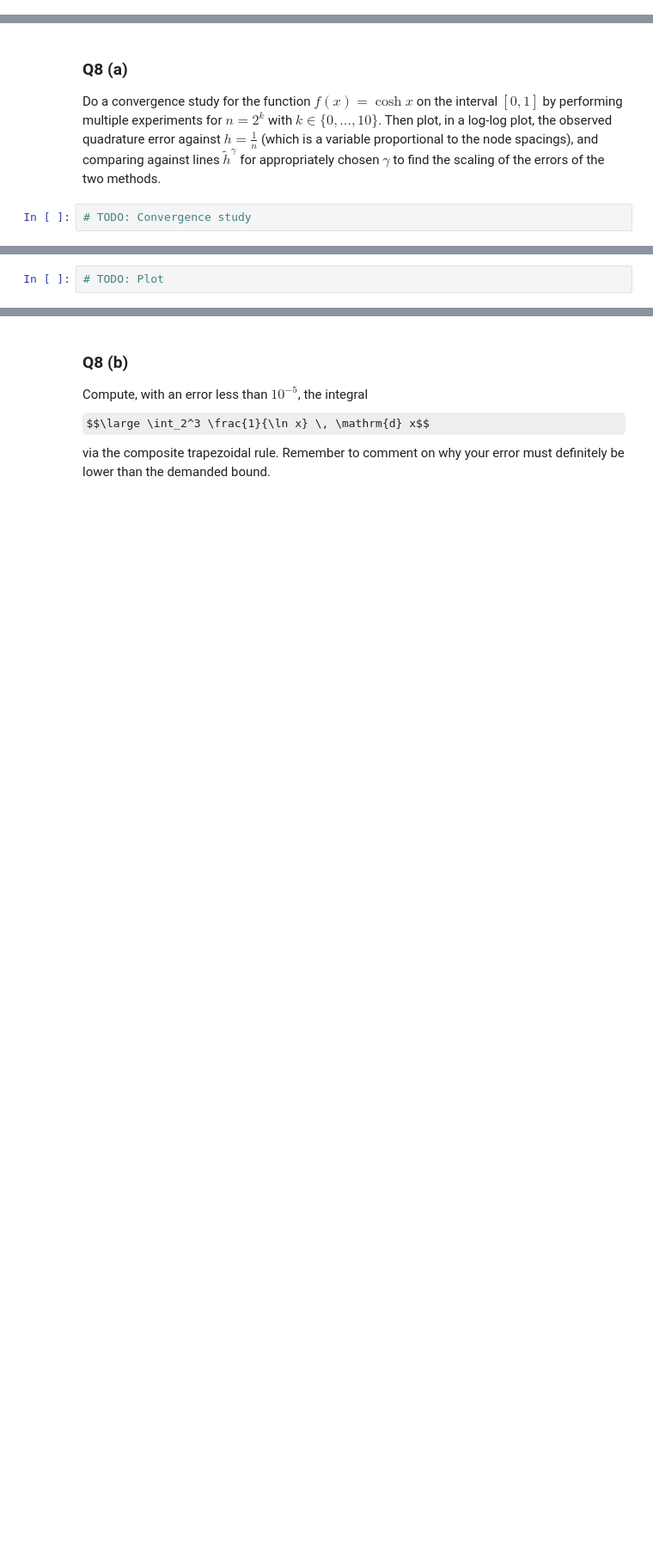
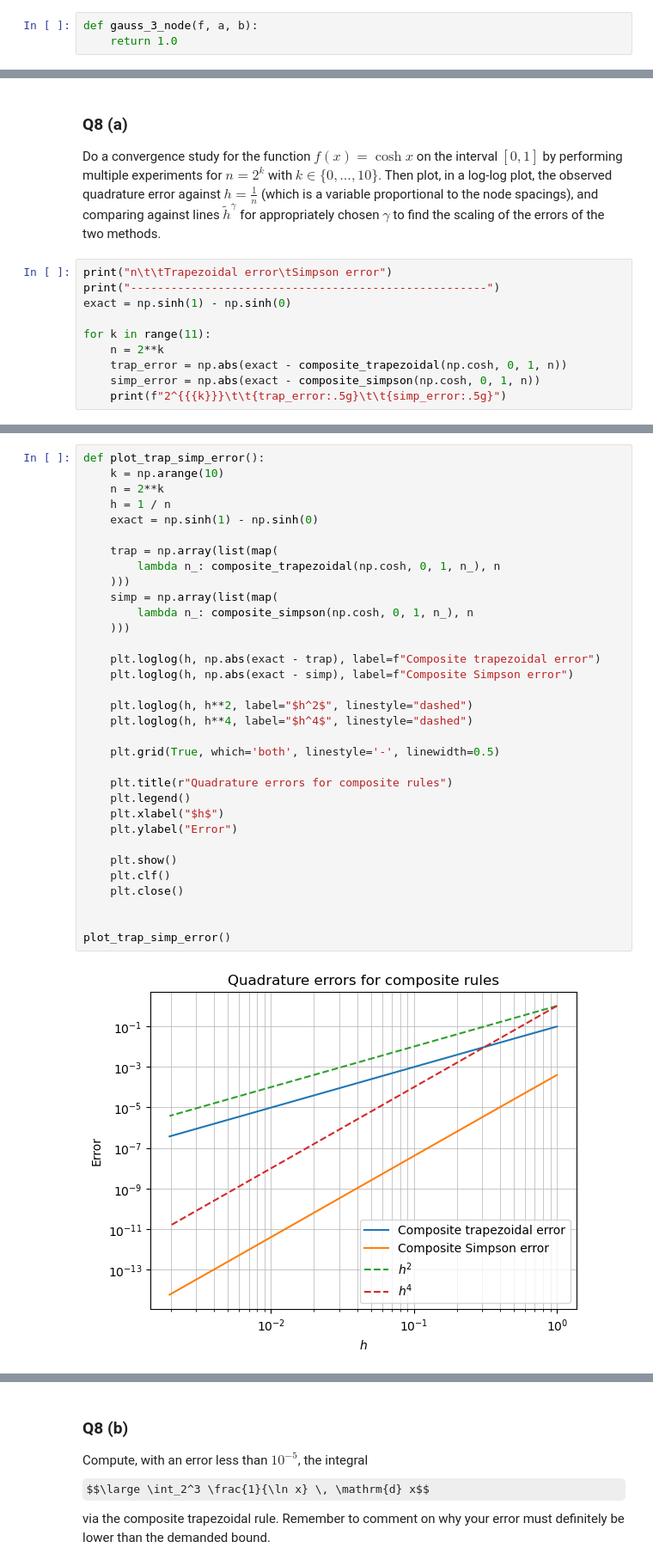
Before and after one commit to DoctorDalek1963/uni, a Jupyter notebook: second-year/MA2K4-Numerical-Methods-and-Computing/Ass-3/Dyson_Dyson_5503449_MA2K4_Assignment_3.ipynb, the cells around one changed output, grey strips where cells are left out. Shown at 86% size. Cells and saved outputs as stored; diff of their text form; some formulas as TeX source; blank space fills up the shorter version.

```diff
--- a/second-year/MA2K4-Numerical-Methods-and-Computing/Ass-3/Dyson_Dyson_5503449_MA2K4_Assignment_3.ipynb
+++ b/second-year/MA2K4-Numerical-Methods-and-Computing/Ass-3/Dyson_Dyson_5503449_MA2K4_Assignment_3.ipynb
@@ -5,6 +5,9 @@ import matplotlib.pyplot as plt
 # Question 7
 
 In **Q5**, the 3-node Gauss quadrature on an arbitrary interval $[a, b]$ was derived.
+# %%
+def gauss_3_node(f, a, b):
+    return 1.0
 # %% [markdown]
 ### Q7 (a)
 
@@ -46,4 +77,12 @@ def composite_simpson(f, a, b, n):
 
 Do a convergence study for the function $f(x) = \cosh x$ on the interval $[0, 1]$ by performing multiple experiments for $n = 2^k$ with $k \in \{0, \dotsc, 10\}$. Then plot, in a log-log plot, the observed quadrature error against $h = \frac 1n$ (which is a variable proportional to the node spacings), and comparing against lines $\tilde h^\gamma$ for appropriately chosen $\gamma$ to find the scaling of the errors of the two methods.
 # %%
-# TODO: Convergence study
+print("n\t\tTrapezoidal error\tSimpson error")
+print("-----------------------------------------------------")
+exact = np.sinh(1) - np.sinh(0)
+
+for k in range(11):
+    n = 2**k
+    trap_error = np.abs(exact - composite_trapezoidal(np.cosh, 0, 1, n))
+    simp_error = np.abs(exact - composite_simpson(np.cosh, 0, 1, n))
+    print(f"2^{{{k}}}\t\t{trap_error:.5g}\t\t{simp_error:.5g}")
@@ -50,2 +103,35 @@ Do a convergence study for the function $f(x) = \cosh x$ on the interval $[0, 1]
 # %%
-# TODO: Plot
+def plot_trap_simp_error():
+    k = np.arange(10)
+    n = 2**k
+    h = 1 / n
+    exact = np.sinh(1) - np.sinh(0)
+
+    trap = np.array(list(map(
+        lambda n_: composite_trapezoidal(np.cosh, 0, 1, n_), n
+    )))
+    simp = np.array(list(map(
+        lambda n_: composite_simpson(np.cosh, 0, 1, n_), n
+    )))
+
+    plt.loglog(h, np.abs(exact - trap), label=f"Composite trapezoidal error")
+    plt.loglog(h, np.abs(exact - simp), label=f"Composite Simpson error")
+
+    plt.loglog(h, h**2, label="$h^2$", linestyle="dashed")
+    plt.loglog(h, h**4, label="$h^4$", linestyle="dashed")
+
+    plt.grid(True, which='both', linestyle='-', linewidth=0.5)
+
+    plt.title(r"Quadrature errors for composite rules")
+    plt.legend()
+    plt.xlabel("$h$")
+    plt.ylabel("Error")
+
+    plt.show()
+    plt.clf()
+    plt.close()
+
+
+plot_trap_simp_error()
+# %% [output]
+[figure, added]
```
Also changed, not shown: parts of 8 cells of this notebook, 1 other file.
